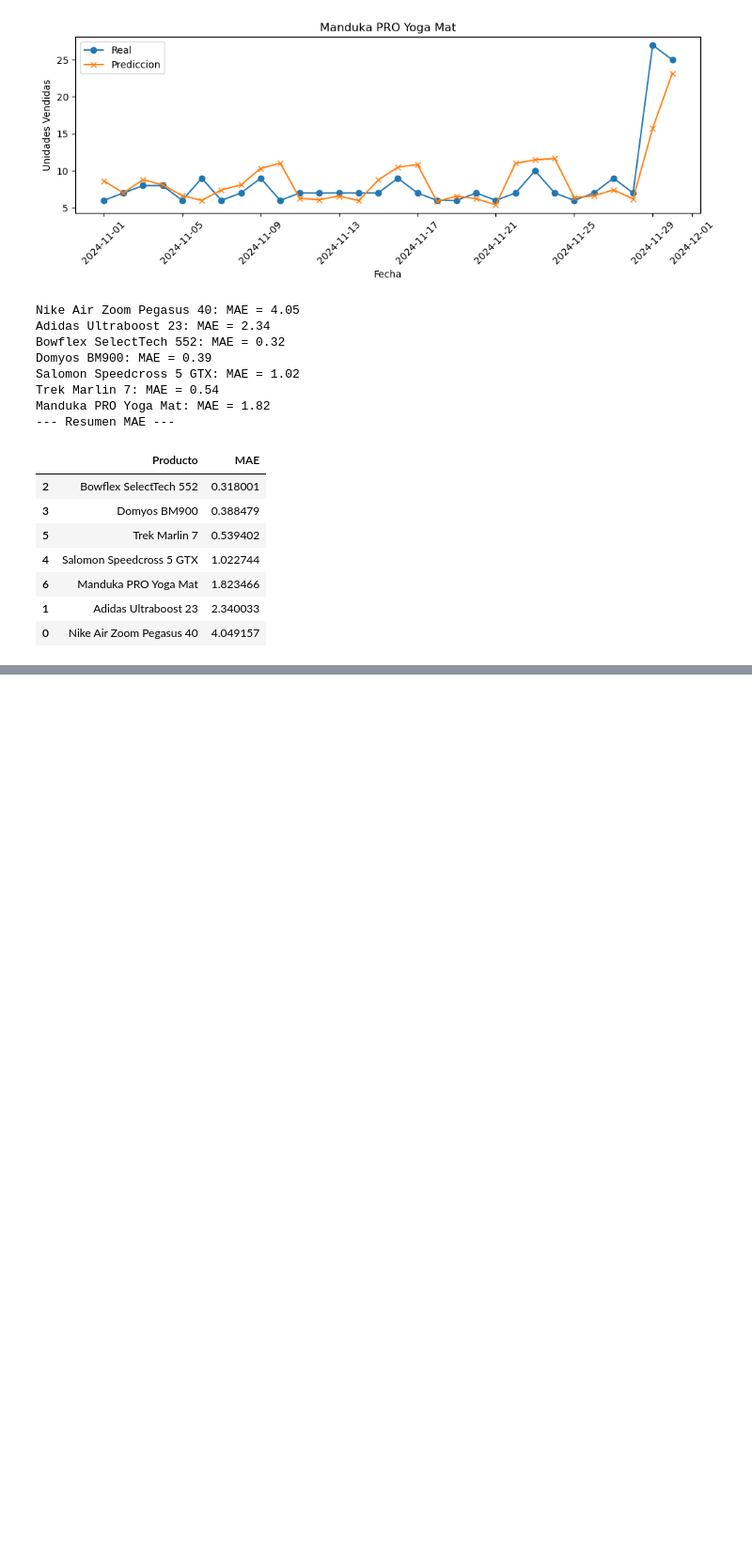
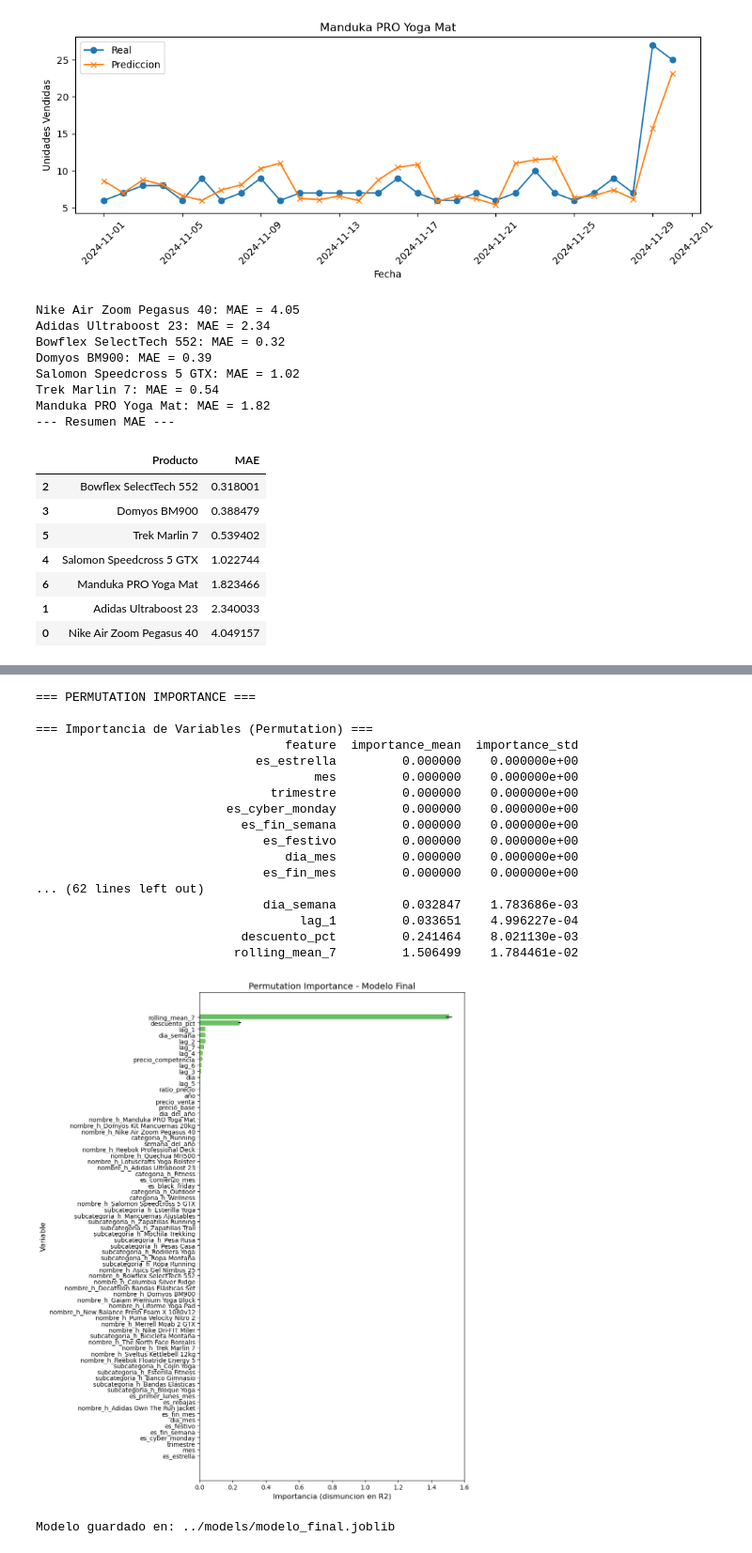
Before and after one commit to jeo20/ds4b, a Jupyter notebook: notebooks/entrenamiento.ipynb, the cells around one changed output, grey strips where cells are left out. Shown at 94% size. Saved outputs shown, nothing was run; the diff lists cells and outputs as text; code cells hidden in the pictures; blank space fills up the shorter version.

```diff
--- a/notebooks/entrenamiento.ipynb
+++ b/notebooks/entrenamiento.ipynb
@@ -677,0 +880,56 @@ Manduka PRO Yoga Mat: MAE = 1.82
+# %%
+# Permutation Importance con el modelo final
+from sklearn.inspection import permutation_importance
+import os
+
+print("=== PERMUTATION IMPORTANCE ===")
+
+# Calcular permutation importance (usando validacion para evitar overfitting)
+perm_importance = permutation_importance(model_final, X_full, y_full, n_repeats=10, random_state=42, n_jobs=-1)
+
+# Crear DataFrame con resultados
+importance_df = pd.DataFrame({
+    'feature': feature_cols,
+    'importance_mean': perm_importance.importances_mean,
+    'importance_std': perm_importance.importances_std
+}).sort_values('importance_mean', ascending=True)
+
+print("\n=== Importancia de Variables (Permutation) ===")
+print(importance_df.to_string(index=False))
+
+# Grafico de barras horizontales
+plt.figure(figsize=(10, 12))
+colors = plt.cm.RdYlGn(np.linspace(0.2, 0.8, len(importance_df)))
+plt.barh(importance_df['feature'], importance_df['importance_mean'],
+        xerr=importance_df['importance_std'], color=colors)
+plt.xlabel("Importancia (dismuncion en R2)", fontsize=12)
+plt.ylabel("Variable", fontsize=12)
+plt.title("Permutation Importance - Modelo Final", fontsize=14)
+plt.tight_layout()
+plt.show()
+
+# Guardar modelo
+os.makedirs("../models", exist_ok=True)
+import joblib
+joblib.dump(model_final, "../models/modelo_final.joblib")
+print("\nModelo guardado en: ../models/modelo_final.joblib")
+# %% [output]
+=== PERMUTATION IMPORTANCE ===
+
+=== Importancia de Variables (Permutation) ===
+                                  feature  importance_mean  importance_std
+                              es_estrella         0.000000    0.000000e+00
+                                      mes         0.000000    0.000000e+00
+                                trimestre         0.000000    0.000000e+00
+                          es_cyber_monday         0.000000    0.000000e+00
+                            es_fin_semana         0.000000    0.000000e+00
+                               es_festivo         0.000000    0.000000e+00
+                                  dia_mes         0.000000    0.000000e+00
+                               es_fin_mes         0.000000    0.000000e+00
+... (62 lines left out)
+                               dia_semana         0.032847    1.783686e-03
+                                    lag_1         0.033651    4.996227e-04
+                            descuento_pct         0.241464    8.021130e-03
+                           rolling_mean_7         1.506499    1.784461e-02
+[figure, added]
+Modelo guardado en: ../models/modelo_final.joblib
```
Also changed, not shown: parts of 3 cells of this notebook, 3 other files.
